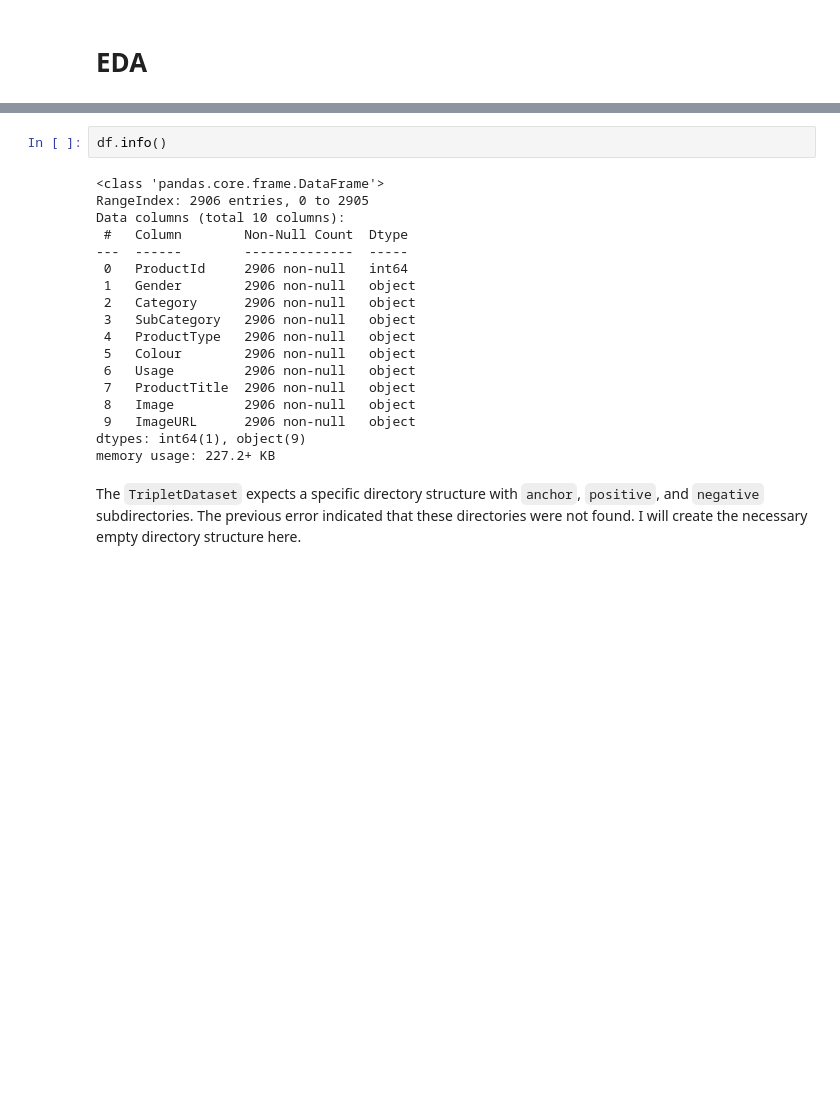
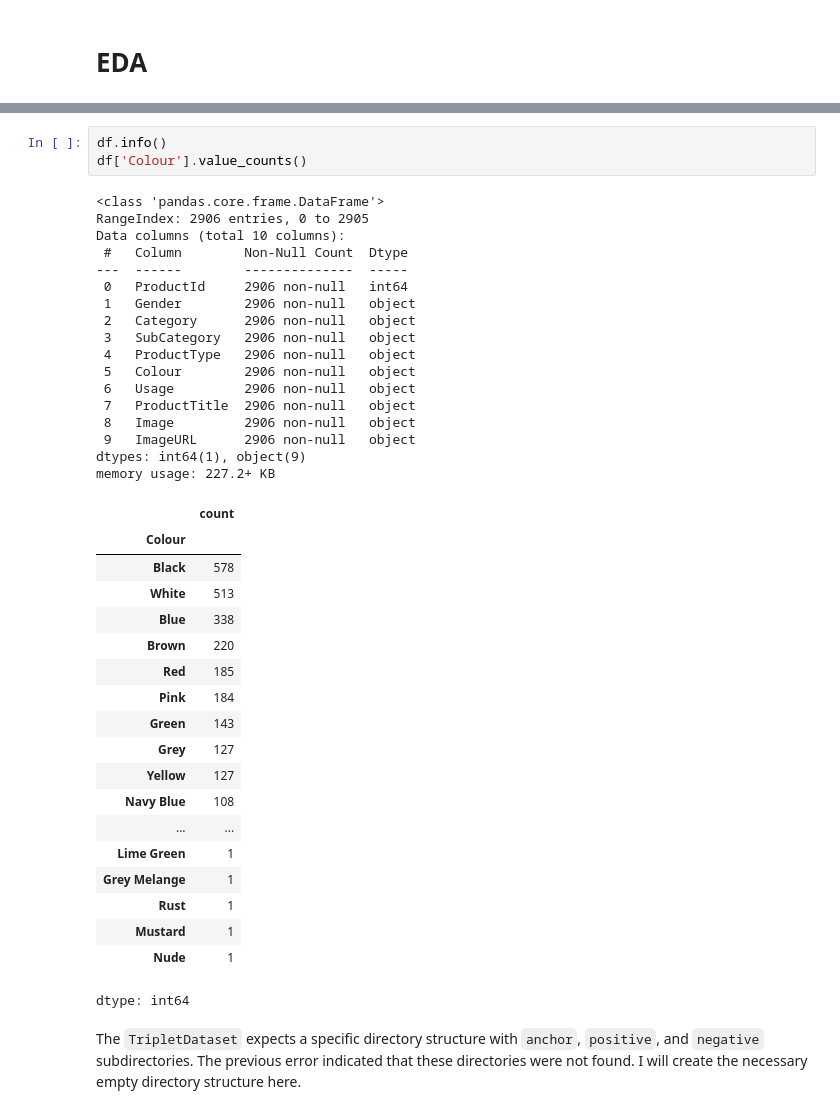
Before and after one commit to Ahtat204/ProductRepresentation, a Jupyter notebook: app/notebooks/model.ipynb, the cells around one changed output, grey strips where cells are left out. Saved outputs shown, nothing was run; the diff lists cells and outputs as text; blank space fills up the shorter version.

```diff
--- a/app/notebooks/model.ipynb
+++ b/app/notebooks/model.ipynb
@@ -32,24 +32,44 @@ df.head()
 | 4 | 47154 | Girls | Apparel | Bottomwear | Capris | Black | Casual | Gini and Jony Girls Black Capris | 47154.jpg | ... |
 # %%
 df.info()
+df['Colour'].value_counts()
 # %% [output]
 <class 'pandas.core.frame.DataFrame'>
 RangeIndex: 2906 entries, 0 to 2905
 Data columns (total 10 columns):
  #   Column        Non-Null Count  Dtype
 ---  ------        --------------  -----
  0   ProductId     2906 non-null   int64
  1   Gender        2906 non-null   object
  2   Category      2906 non-null   object
  3   SubCategory   2906 non-null   object
  4   ProductType   2906 non-null   object
  5   Colour        2906 non-null   object
  6   Usage         2906 non-null   object
  7   ProductTitle  2906 non-null   object
  8   Image         2906 non-null   object
  9   ImageURL      2906 non-null   object
 dtypes: int64(1), object(9)
 memory usage: 227.2+ KB
+|  | count |
+| Colour |  |
+| Black | 578 |
+| White | 513 |
+| Blue | 338 |
+| Brown | 220 |
+| Red | 185 |
+| Pink | 184 |
+| Green | 143 |
+| Grey | 127 |
+| Yellow | 127 |
+| Navy Blue | 108 |
+| ... | ... |
+| Lime Green | 1 |
+| Grey Melange | 1 |
+| Rust | 1 |
+| Mustard | 1 |
+| Nude | 1 |
+dtype: int64
 # %% [markdown]
 The `TripletDataset` expects a specific directory structure with `anchor`, `positive`, and `negative` subdirectories. The previous error indicated that these directories were not found. I will create the necessary empty directory structure here.
 # %%
```
Also changed, not shown: parts of 8 cells of this notebook.
